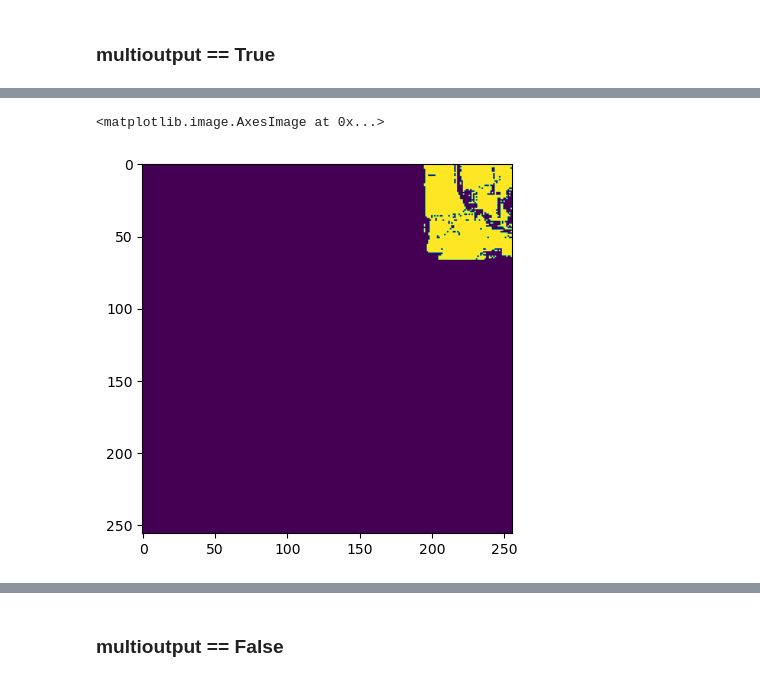
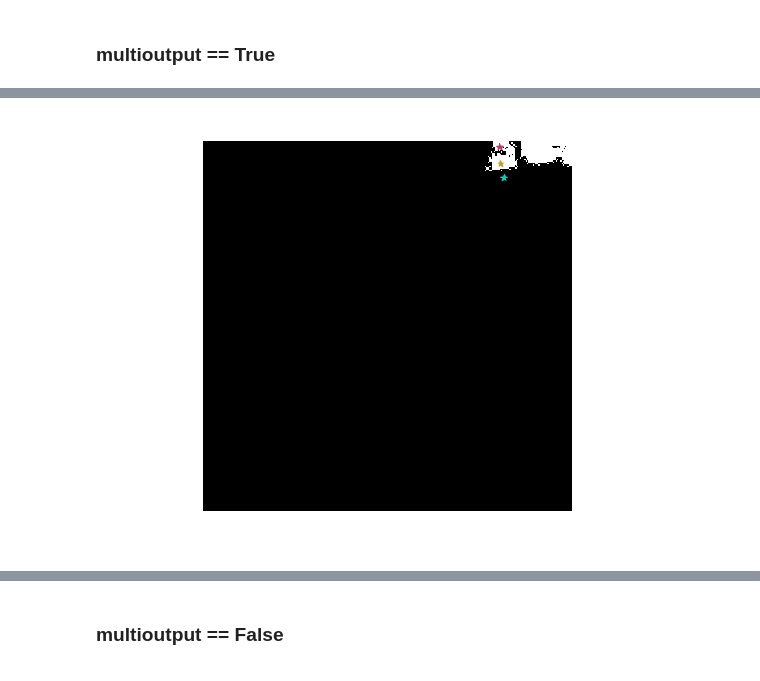
Before and after one commit to brustt/stylo_magique_intership_ign, a Jupyter notebook: notebooks/_debug/review_bisam.ipynb, the cells around one changed output, grey strips where cells are left out. Drawn from its saved outputs; the diff is of its cells as text; code cells hidden in the pictures.

```diff
--- a/notebooks/_debug/review_bisam.ipynb
+++ b/notebooks/_debug/review_bisam.ipynb
@@ -24,3 +37,10 @@ from torch.nn.utils.rnn import pad_sequence
+# %%
+def show_prompts_on_mask(mask: torch.Tensor, batch, batch_idx: int):
+    if mask.shape[-1] != IMG_SIZE[0]:
+        mask = resize(mask, IMG_SIZE)
+    coord_points = batch["point_coords"][batch_idx]
+    mask_pt = get_mask_with_prompt(binarize_mask(mask[batch_idx], th=0) , coord_points)
+    show_img(mask_pt)
 # %%
 from src.data.loader import BiTemporalDataset
 from src.data.process import DefaultTransform
@@ -116,8 +108,7 @@ torch.Size([4, 1, 256, 256])
-# %%
-plt.imshow(to_numpy(selected_elements[0].squeeze(), transpose=False))
-# %% [output]
-<matplotlib.image.AxesImage at 0x...>
-[figure, removed]
+# %%
+show_prompts_on_mask(selected_elements.squeeze(1), batch, 0)
+# %% [output]
+[figure, added]
 # %%
 selected_elements.shape
 # %% [output]
```
Also changed, not shown: parts of 83 cells of this notebook, 10 other files.
